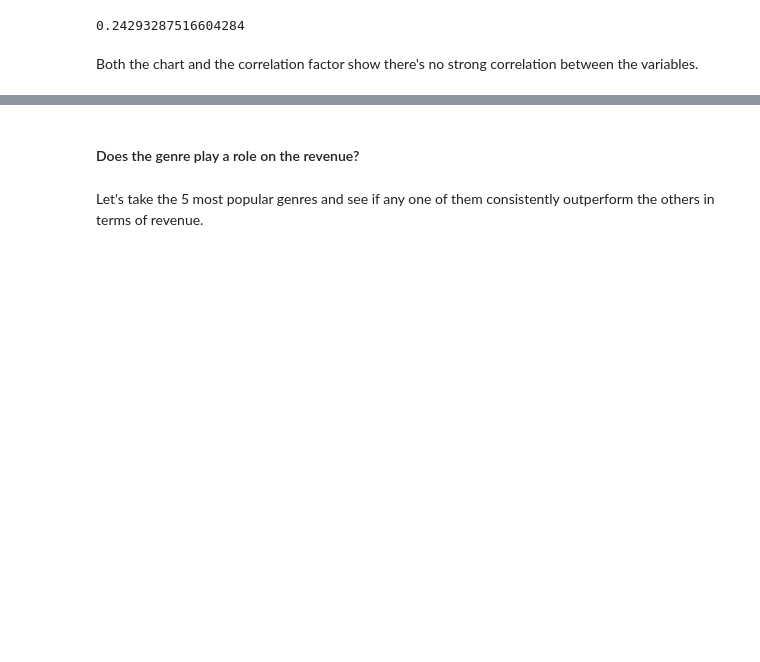
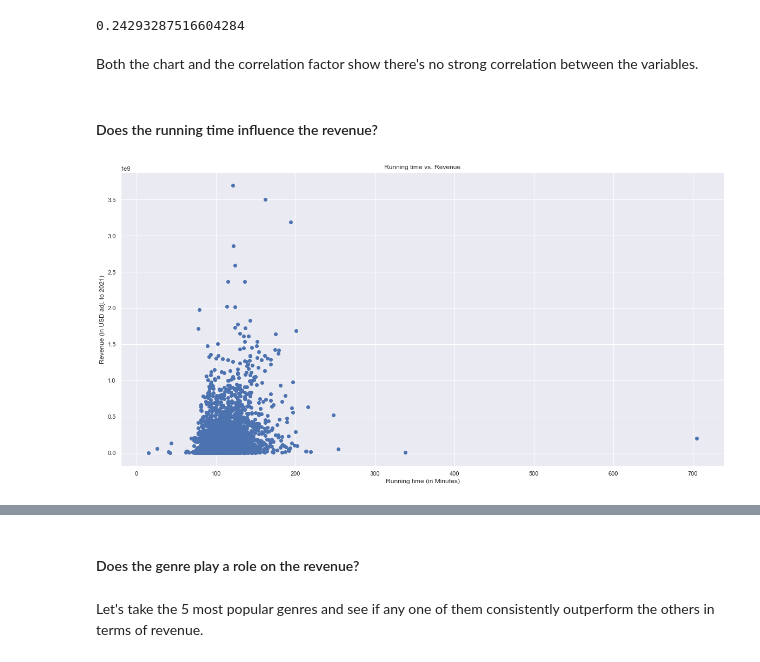
Before and after one commit to abarto/udacity-nd002-investigate-a-dataset, a Jupyter notebook: Investigate_a_Dataset.ipynb, the cells around one changed output, grey strips where cells are left out. Drawn from its saved outputs; the diff is of its cells as text; code cells hidden in the pictures; blank space fills up the shorter version.

```diff
--- a/Investigate_a_Dataset.ipynb
+++ b/Investigate_a_Dataset.ipynb
@@ -380,7 +378,12 @@ Now to adjust a value to 2021 US dollors, all I need to do is to multiply to the
 # %% [markdown]
 Now let's add ``budget_adj_2021`` and ``revenue_adj_2021`` columns to the ``tmdb_movie_data_df``. First we merge with ``inflation_rate_df`` on ``release_year``:
 # %%
-tmdb_movie_data_df = tmdb_movie_data_df.merge(inflation_rate_df[["adj_factor_2021"]], left_on="release_year", right_index=True, how="left")
+tmdb_movie_data_df = tmdb_movie_data_df.merge(
+    inflation_rate_df[["adj_factor_2021"]],
+    left_on="release_year",
+    right_index=True,
+    how="left"
+)
 # %%
 tmdb_movie_data_df.head()
 # %% [output]
@@ -582,3 +602,16 @@ tmdb_movie_data_df.vote_average.corr(tmdb_movie_data_df.revenue_adj_2021)
 0.24293287516604284
 # %% [markdown]
 Both the chart and the correlation factor show there's no strong correlation between the variables.
+# %% [markdown]
+#### Does the running time influence the revenue?
+# %%
+plt.figure(figsize=(20, 10))
+plt.ylabel('Revenue (in USD adj. to 2021)');
+plt.xlabel('Running time (in Minutes)');
+plt.title('Running time vs. Revenue');
+plt.scatter(
+    tmdb_movie_data_df.runtime,           # Running time
+    tmdb_movie_data_df.revenue_adj_2021,  # 2021 Adjusted revenue
+);
+# %% [output]
+[figure, added]
```
Also changed, not shown: parts of 30 cells of this notebook, 3 other files.
